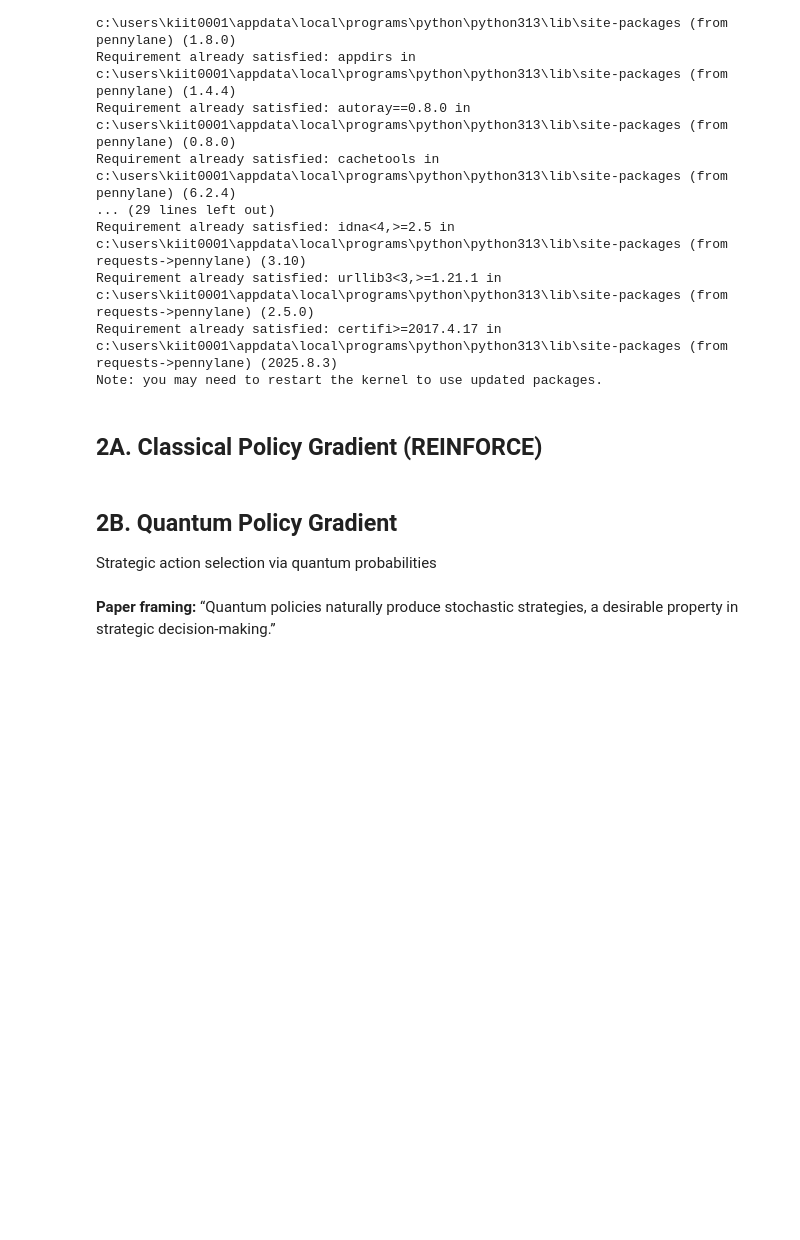
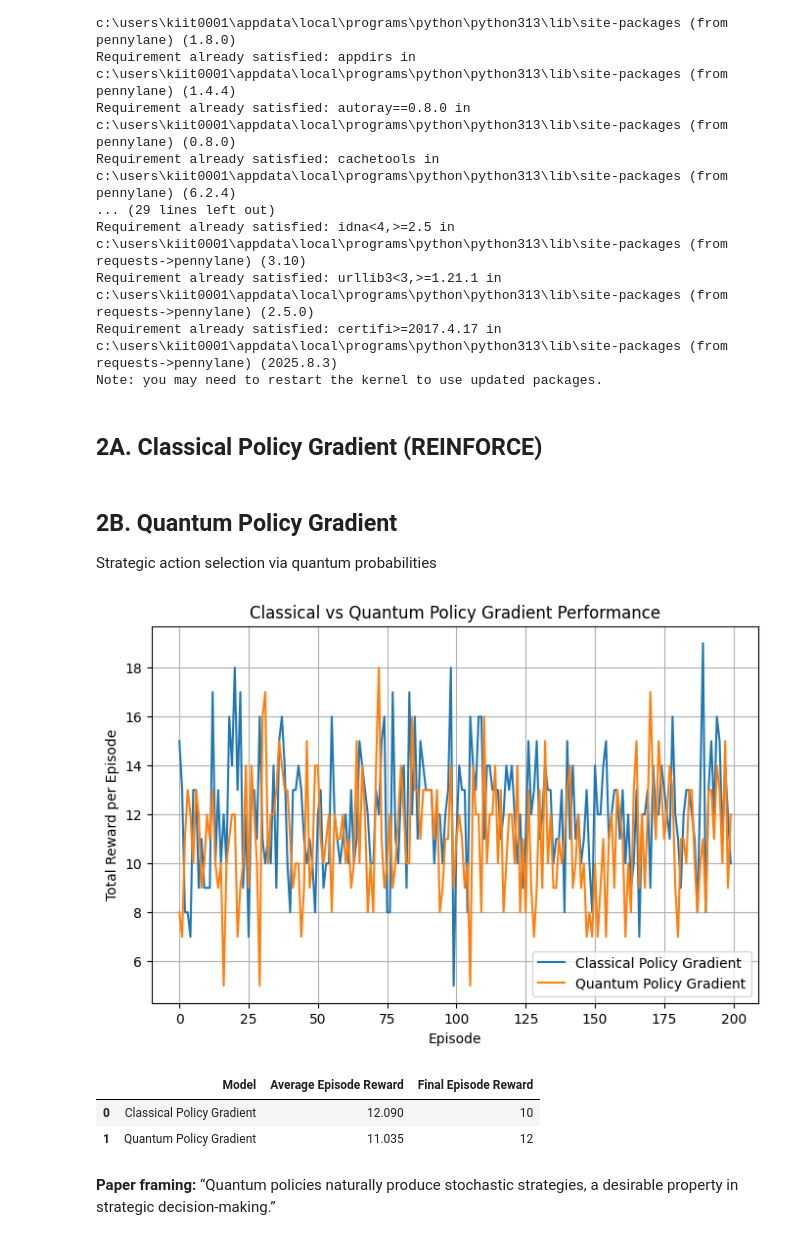
Before and after one commit to TechMLW/QuantFP, a Jupyter notebook: code/classic ml/policy-gradient.ipynb, the cells around one changed output. Saved outputs shown, nothing was run; the diff lists cells and outputs as text; code cells hidden in the pictures; blank space fills up the shorter version.

```diff
--- a/code/classic ml/policy-gradient.ipynb
+++ b/code/classic ml/policy-gradient.ipynb
@@ -50,0 +38,4 @@ for episode in range(100):
+# %%
+def env_step(action):
+    reward_probs = [0.4, 0.6]
+    return 1 if np.random.rand() < reward_probs[action] else 0
@@ -50,0 +52,13 @@ for episode in range(100):
+# %%
+class ClassicalPolicy(nn.Module):
+    def __init__(self):
+        super().__init__()
+        self.net = nn.Sequential(
+            nn.Linear(STATE_DIM, 8),
+            nn.ReLU(),
+            nn.Linear(8, ACTION_DIM),
+            nn.Softmax(dim=-1)
+        )
+
+    def forward(self, x):
+        return self.net(x)
@@ -84,0 +105,3 @@ for episode in range(100):
+# %%
+weights = torch.nn.Parameter(torch.randn(2, N_QUBITS))
+optimizer_q = torch.optim.Adam([weights], lr=0.1)
@@ -85,3 +133,44 @@ for episode in range(100):
+# %%
+plt.figure(figsize=(8, 5))
+
+plt.plot(
+    metrics_classical["progress"],
+    metrics_classical["performance"],
+    label="Classical Policy Gradient"
+)
+
+plt.plot(
+    metrics_quantum["progress"],
+    metrics_quantum["performance"],
+    label="Quantum Policy Gradient"
+)
+
+plt.xlabel("Episode")
+plt.ylabel("Total Reward per Episode")
+plt.title("Classical vs Quantum Policy Gradient Performance")
+plt.legend()
+plt.grid(True)
+plt.show()
+# %% [output]
+[figure, added]
+# %%
+results = pd.DataFrame({
+    "Model": ["Classical Policy Gradient", "Quantum Policy Gradient"],
+    "Average Episode Reward": [
+        np.mean(metrics_classical["performance"]),
+        np.mean(metrics_quantum["performance"])
+    ],
+    "Final Episode Reward": [
+        metrics_classical["performance"][-1],
+        metrics_quantum["performance"][-1]
+    ]
+})
+
+results
+# %% [output]
+|  | Model | Average Episode Reward | Final Episode Reward |
+| 0 | Classical Policy Gradient | 12.090 | 10 |
+| 1 | Quantum Policy Gradient | 11.035 | 12 |
 # %% [markdown]
 **Paper framing:**
 “Quantum policies naturally produce stochastic strategies, a desirable property in strategic decision-making.”
```
Also changed, not shown: parts of 6 cells of this notebook, 7 other files.
